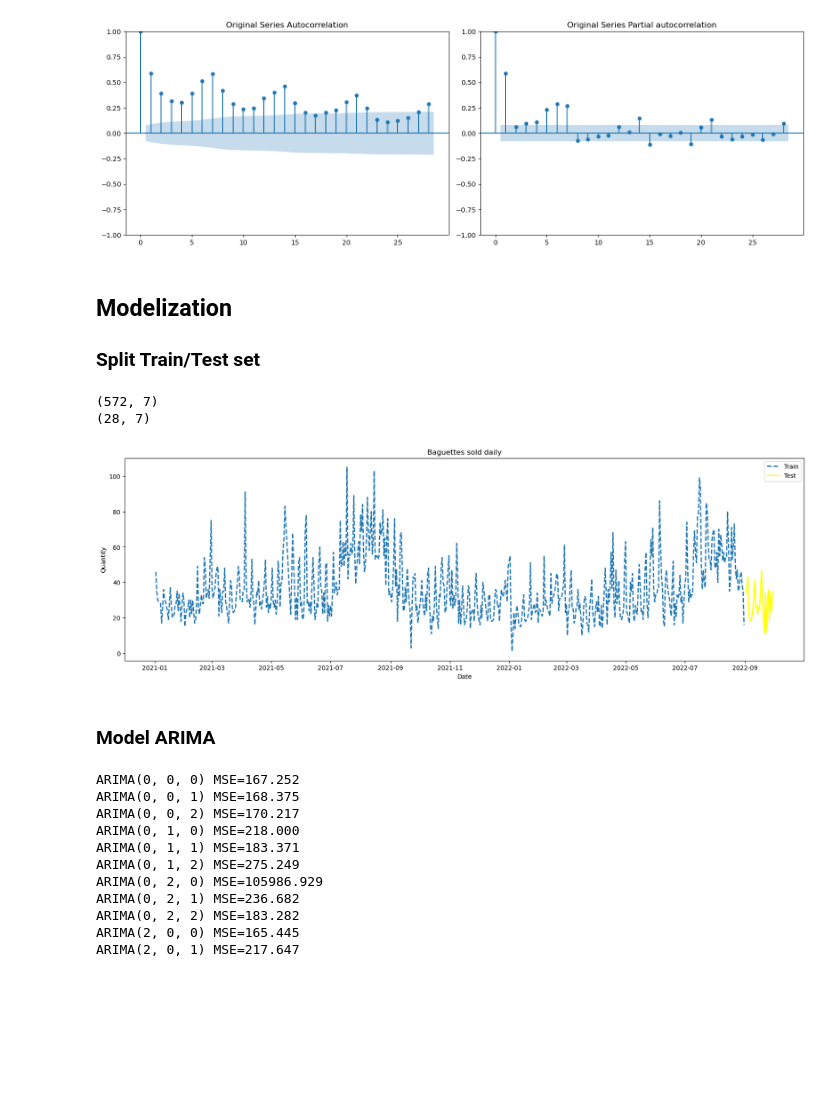
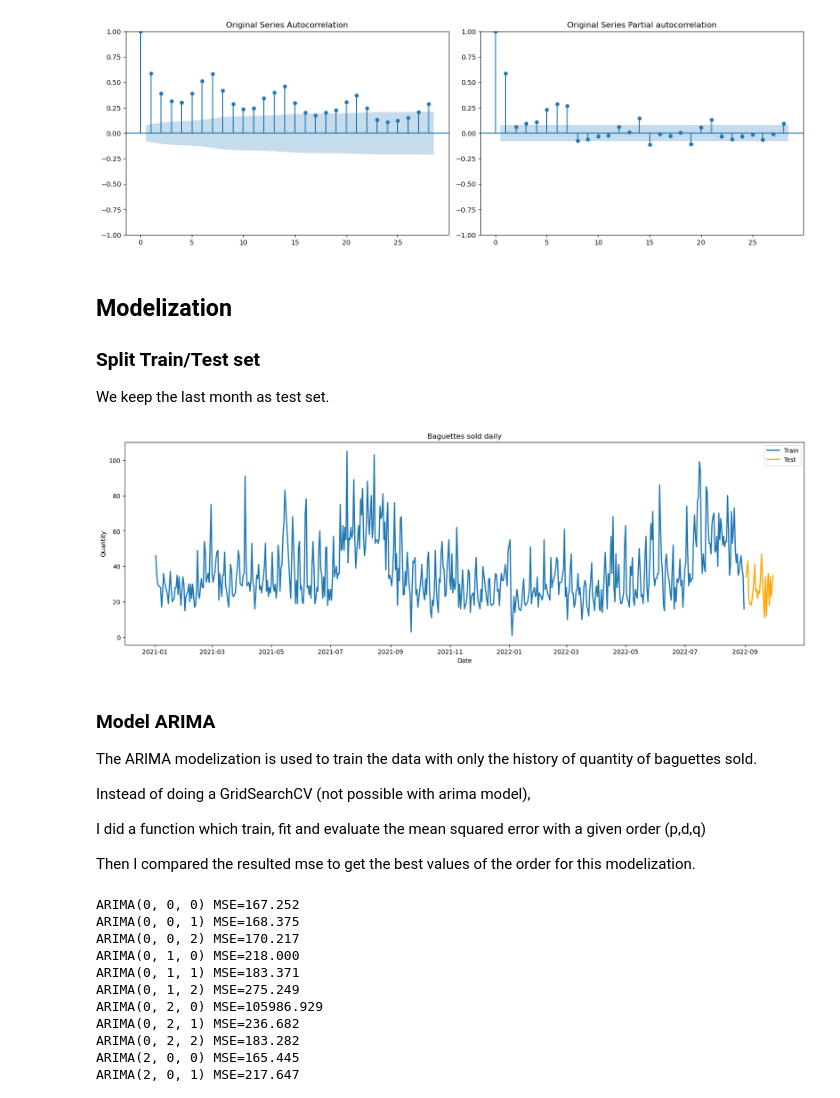
Before and after one commit to justaurelia/ML_AI_work, a Jupyter notebook: FrenchBakery/main_notebook_Capstone.ipynb, the cells around one changed output. Saved outputs shown, nothing was run; the diff lists cells and outputs as text; code cells hidden in the pictures; blank space fills up the shorter version.

Commit message:
last improvments Capstone

```diff
--- a/FrenchBakery/main_notebook_Capstone.ipynb
+++ b/FrenchBakery/main_notebook_Capstone.ipynb
@@ -502,23 +508,28 @@ plt.show()
 # %% [markdown]
 ## Modelization
 ### Split Train/Test set
+We keep the last month as test set.
 # %%
 train = baguette_by_day_encoded[baguette_by_day_encoded.index <= '2022-09-01']
 test = baguette_by_day_encoded[baguette_by_day_encoded.index > '2022-09-01']
-print(train.shape)
-print(test.shape)
 plt.figure(figsize=(20, 6))
-sns.lineplot(train, x=train.index, y="Quantity", label="Train", linestyle="--",linewidth=2)
-sns.lineplot(test, x=test.index, y="Quantity", label="Test", linewidth=2, color="yellow")
+sns.lineplot(train, x=train.index, y="Quantity", label="Train", linewidth=2)
+sns.lineplot(test, x=test.index, y="Quantity", label="Test", linewidth=2, color="orange")
 plt.title("Baguettes sold daily");
 plt.xlabel("Date")
 plt.show()
 # %% [output]
-(572, 7)
-(28, 7)
-[figure, old version]
+[figure, new version]
-# %% [markdown]
-### Model ARIMA
+# %% [markdown]
+### Model ARIMA
+
+The ARIMA modelization is used to train the data with only the history of quantity of baguettes sold.
+
+Instead of doing a GridSearchCV (not possible with arima model),
+
+I did a function which train, fit and evaluate the mean squared error with a given order (p,d,q)
+
+Then I compared the resulted mse to get the best values of the order for this modelization.
 # %%
 from sklearn.metrics import mean_squared_error
 
```
Also changed, not shown: parts of 37 cells of this notebook, 3 other files.
